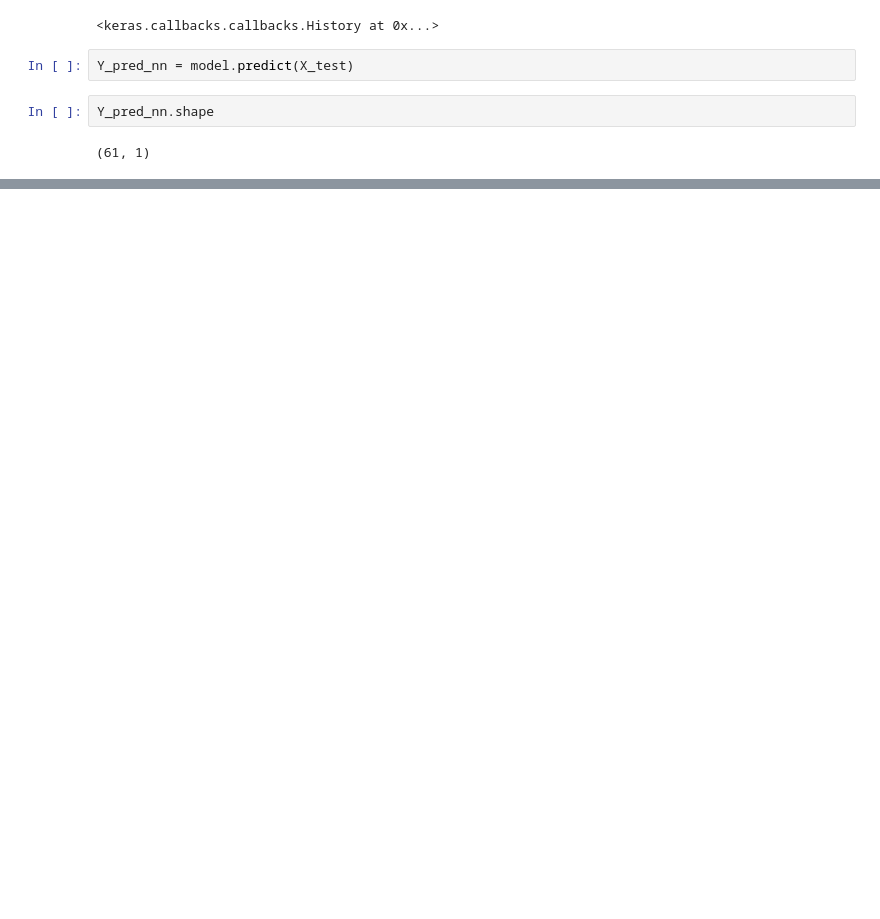
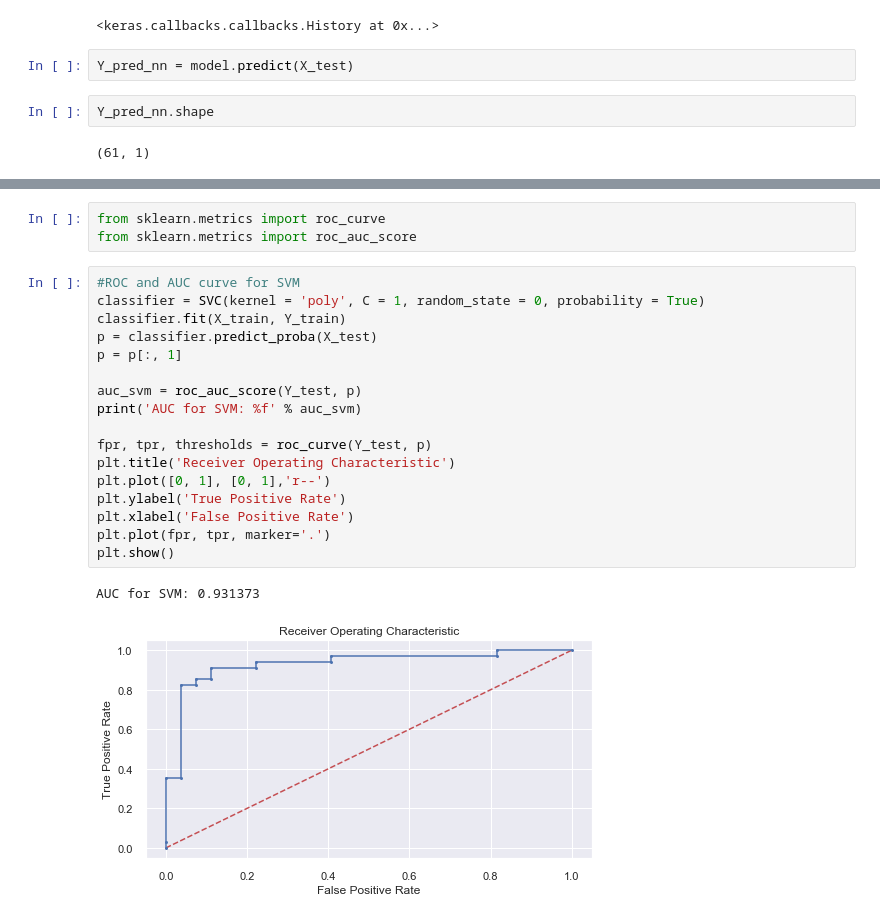
Before and after one commit to jahidkhandaker/HeartDiseasePrediction, a Jupyter notebook: RezowanaAkter/Heart_Disease_Prediction.ipynb, the cells around one changed output, grey strips where cells are left out. Saved outputs shown, nothing was run; the diff lists cells and outputs as text; blank space fills up the shorter version.

```diff
--- a/RezowanaAkter/Heart_Disease_Prediction.ipynb
+++ b/RezowanaAkter/Heart_Disease_Prediction.ipynb
@@ -640,3 +643,26 @@ fig = go.Figure(data = data, layout = layout)
 iplot(fig)
 # %% [output]
 [interactive output not drawn]
+# %%
+from sklearn.metrics import roc_curve
+from sklearn.metrics import roc_auc_score
+# %%
+#ROC and AUC curve for SVM
+classifier = SVC(kernel = 'poly', C = 1, random_state = 0, probability = True)
+classifier.fit(X_train, Y_train)
+p = classifier.predict_proba(X_test)
+p = p[:, 1]
+
+auc_svm = roc_auc_score(Y_test, p)
+print('AUC for SVM: %f' % auc_svm)
+
+fpr, tpr, thresholds = roc_curve(Y_test, p)
+plt.title('Receiver Operating Characteristic')
+plt.plot([0, 1], [0, 1],'r--')
+plt.ylabel('True Positive Rate')
+plt.xlabel('False Positive Rate')
+plt.plot(fpr, tpr, marker='.')
+plt.show()
+# %% [output]
+AUC for SVM: 0.931373
+[figure, added]
```
Also changed, not shown: parts of 11 cells of this notebook.
